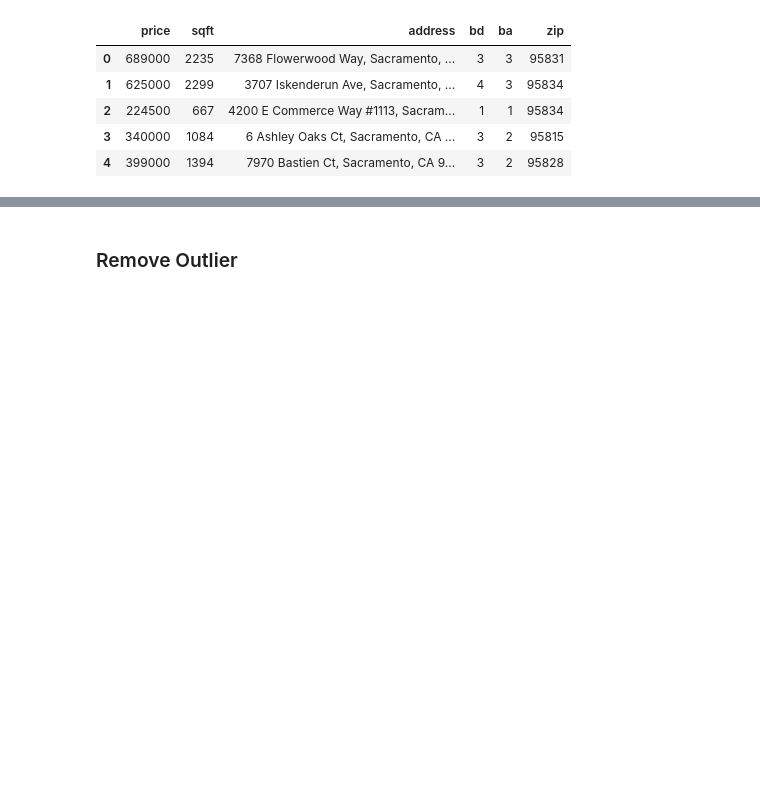
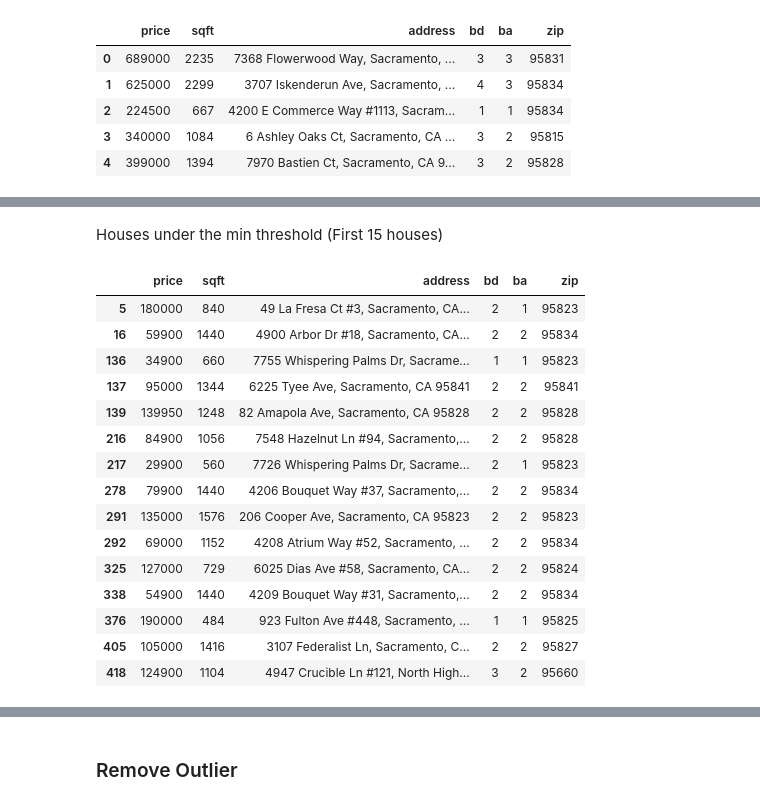
Before and after one commit to PlacidSerene/Housing-Analysis, a Jupyter notebook: House_Prediction.ipynb, the cells around one changed output, grey strips where cells are left out. Cells and saved outputs as stored; diff of their text form; code cells hidden in the pictures; blank space fills up the shorter version.

```diff
--- a/House_Prediction.ipynb
+++ b/House_Prediction.ipynb
@@ -470,0 +391,21 @@ df
+# %% [markdown]
+Houses under the min threshold (First 15 houses)
+# %%
+df[df['price']<min_threshold].head(15)
+# %% [output]
+|  | price | sqft | address | bd | ba | zip |
+| 5 | 180000 | 840 | 49 La Fresa Ct #3, Sacramento, CA... | 2 | 1 | 95823 |
+| 16 | 59900 | 1440 | 4900 Arbor Dr #18, Sacramento, CA... | 2 | 2 | 95834 |
+| 136 | 34900 | 660 | 7755 Whispering Palms Dr, Sacrame... | 1 | 1 | 95823 |
+| 137 | 95000 | 1344 | 6225 Tyee Ave, Sacramento, CA 95841 | 2 | 2 | 95841 |
+| 139 | 139950 | 1248 | 82 Amapola Ave, Sacramento, CA 95828 | 2 | 2 | 95828 |
+| 216 | 84900 | 1056 | 7548 Hazelnut Ln #94, Sacramento,... | 2 | 2 | 95828 |
+| 217 | 29900 | 560 | 7726 Whispering Palms Dr, Sacrame... | 2 | 1 | 95823 |
+| 278 | 79900 | 1440 | 4206 Bouquet Way #37, Sacramento,... | 2 | 2 | 95834 |
+| 291 | 135000 | 1576 | 206 Cooper Ave, Sacramento, CA 95823 | 2 | 2 | 95823 |
+| 292 | 69000 | 1152 | 4208 Atrium Way #52, Sacramento, ... | 2 | 2 | 95834 |
+| 325 | 127000 | 729 | 6025 Dias Ave #58, Sacramento, CA... | 2 | 2 | 95824 |
+| 338 | 54900 | 1440 | 4209 Bouquet Way #31, Sacramento,... | 2 | 2 | 95834 |
+| 376 | 190000 | 484 | 923 Fulton Ave #448, Sacramento, ... | 1 | 1 | 95825 |
+| 405 | 105000 | 1416 | 3107 Federalist Ln, Sacramento, C... | 2 | 2 | 95827 |
+| 418 | 124900 | 1104 | 4947 Crucible Ln #121, North High... | 3 | 2 | 95660 |
```
Also changed, not shown: parts of 33 cells of this notebook.
